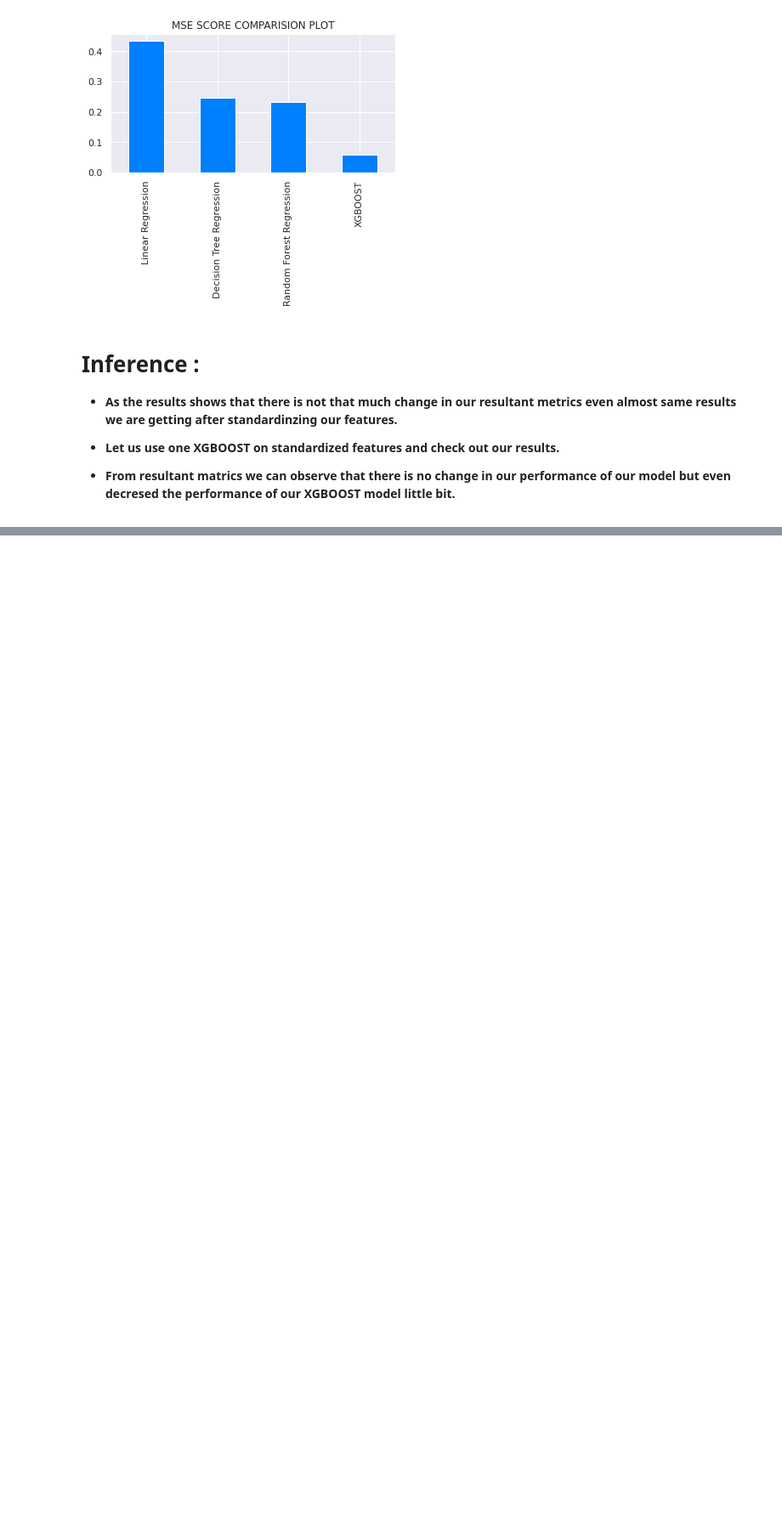
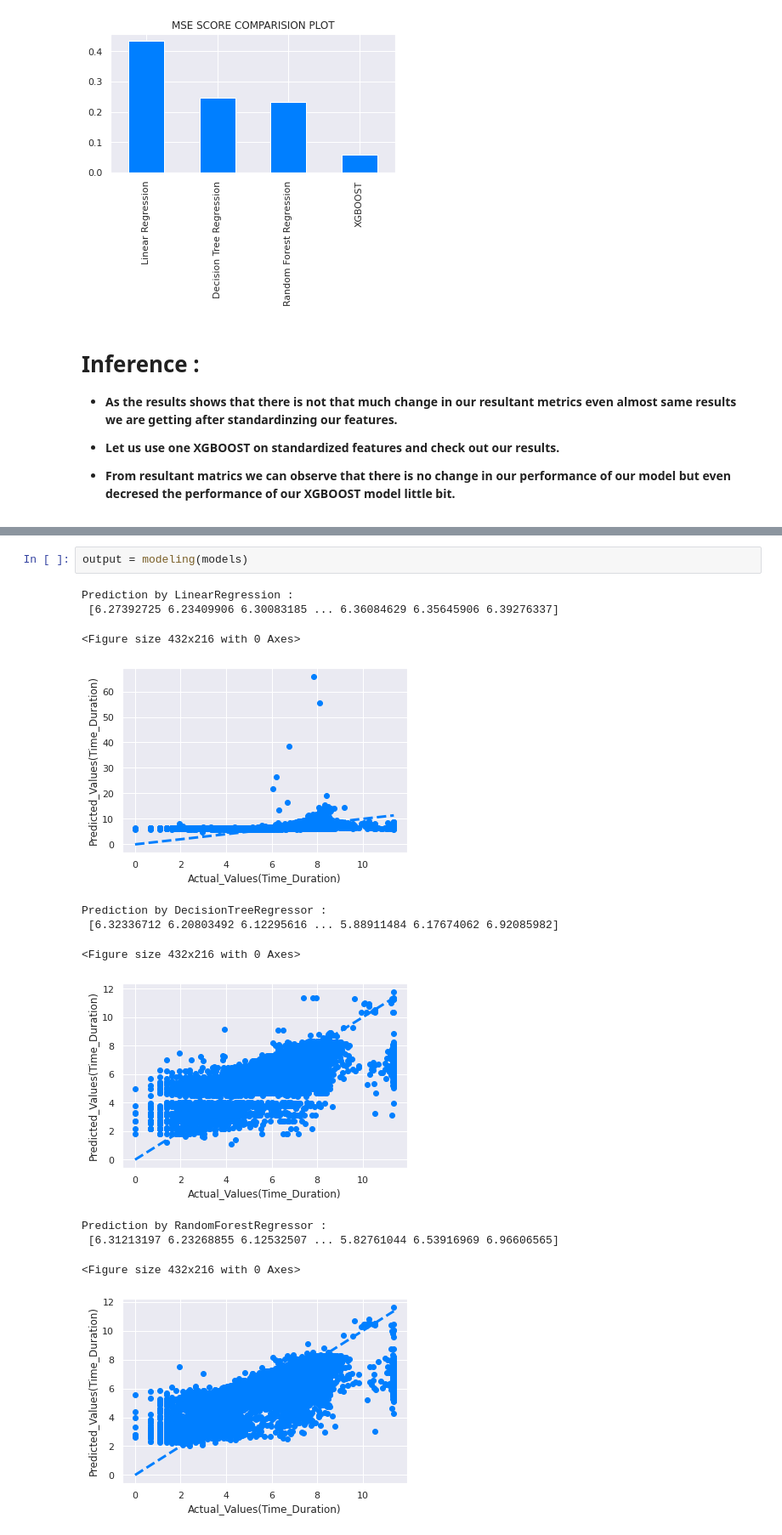
Before and after one commit to dsankush/NYC-Taxi-Trip-Time-Prediction, a Jupyter notebook: NYC_Taxi_Trip_Time_Prediction_Capstone_Project.ipynb, the cells around one changed output, grey strips where cells are left out. Shown at 85% size. Saved outputs shown, nothing was run; the diff lists cells and outputs as text; blank space fills up the shorter version.

```diff
--- a/NYC_Taxi_Trip_Time_Prediction_Capstone_Project.ipynb
+++ b/NYC_Taxi_Trip_Time_Prediction_Capstone_Project.ipynb
@@ -1875,0 +2004,15 @@ MSE_score_plot(final_result_2.index, final_result_2)
+# %%
+output = modeling(models)
+# %% [output]
+Prediction by LinearRegression :
+ [6.27392725 6.23409906 6.30083185 ... 6.36084629 6.35645906 6.39276337]
+<Figure size 432x216 with 0 Axes>
+[figure, added]
+Prediction by DecisionTreeRegressor :
+ [6.32336712 6.20803492 6.12295616 ... 5.88911484 6.17674062 6.92085982]
+<Figure size 432x216 with 0 Axes>
+[figure, added]
+Prediction by RandomForestRegressor :
+ [6.31213197 6.23268855 6.12532507 ... 5.82761044 6.53916969 6.96606565]
+<Figure size 432x216 with 0 Axes>
+[figure, added]
```
Also changed, not shown: parts of 26 cells of this notebook.
